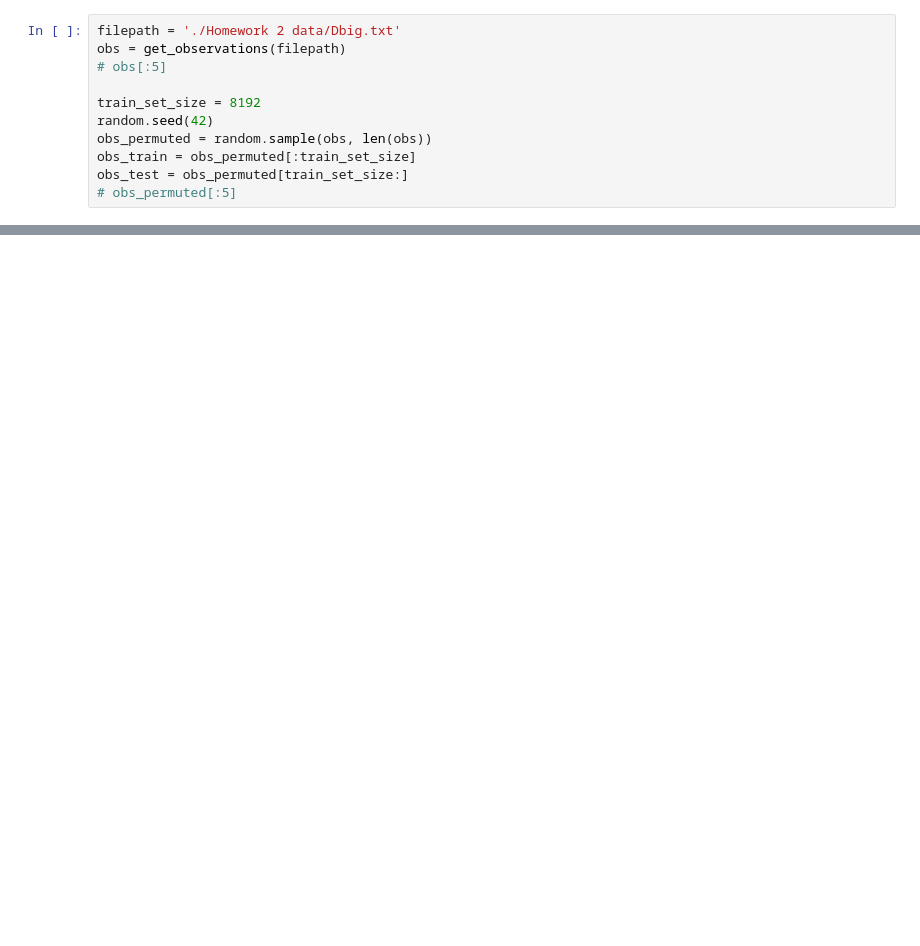
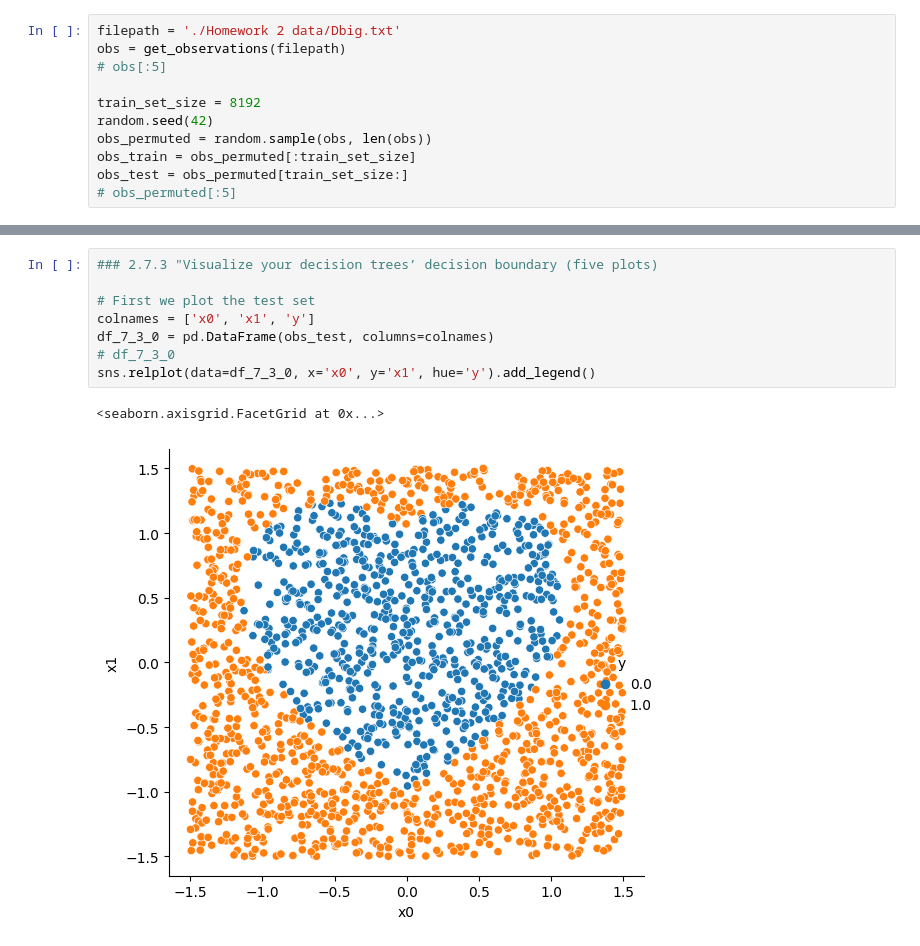
Before and after one commit to missingnoglitch0/760_hw2, a Jupyter notebook: 2_7.ipynb, the cells around one changed output, grey strips where cells are left out. Cells and saved outputs as stored; diff of their text form; blank space fills up the shorter version.

```diff
--- a/2_7.ipynb
+++ b/2_7.ipynb
@@ -37,0 +56,11 @@ for ans in answers:
+# %%
+### 2.7.3 "Visualize your decision trees’ decision boundary (five plots)
+
+# First we plot the test set
+colnames = ['x0', 'x1', 'y']
+df_7_3_0 = pd.DataFrame(obs_test, columns=colnames)
+# df_7_3_0
+sns.relplot(data=df_7_3_0, x='x0', y='x1', hue='y').add_legend()
+# %% [output]
+<seaborn.axisgrid.FacetGrid at 0x...>
+[figure, added]
```
Also changed, not shown: parts of 10 cells of this notebook.
